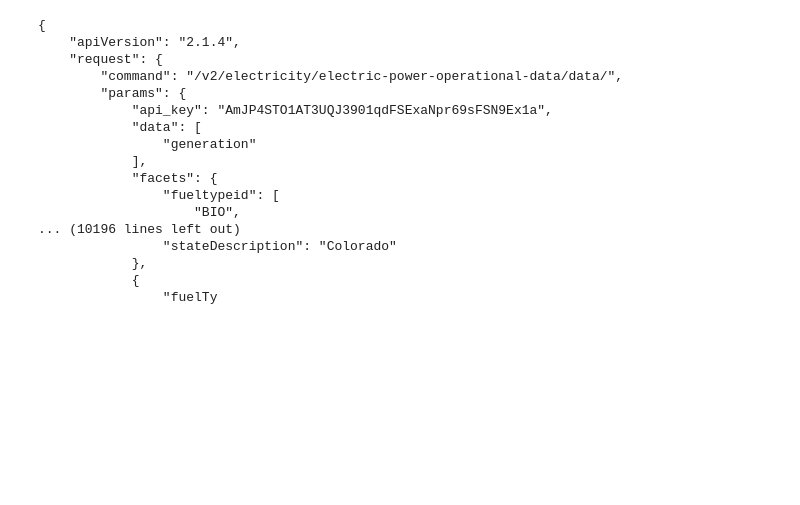
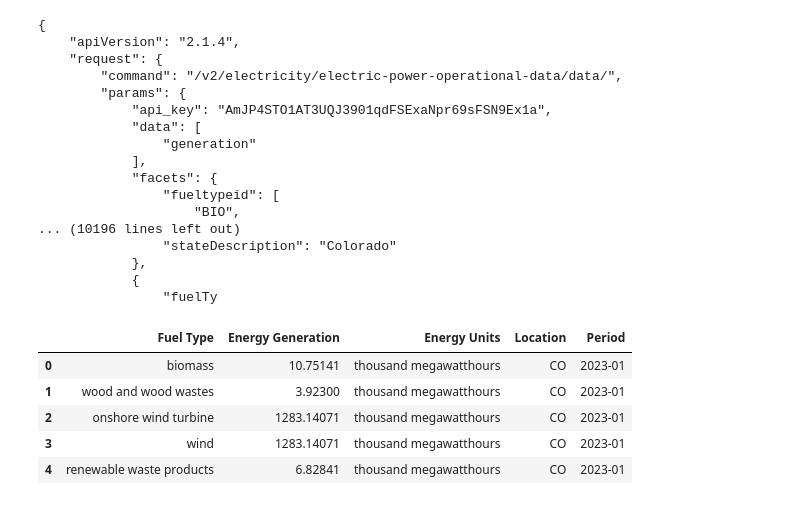
Before and after one commit to Zmart-22/Group-Project-1, a Jupyter notebook: EIA.CO.RenewableGeneration.ipynb, the cells around one changed output. Drawn from its saved outputs; the diff is of its cells as text; code cells hidden in the pictures; blank space fills up the shorter version.

```diff
--- a/EIA.CO.RenewableGeneration.ipynb
+++ b/EIA.CO.RenewableGeneration.ipynb
@@ -66,3 +102,38 @@ print(json.dumps(response2, indent =4, sort_keys=True))
 
 #I THINK SOME OF THESE WILL HAVE N/A VALUES LIKE OFFSHORE WIND
 # We could create a column for hydroelectric and merge it with the other renewables.
+# %%
+# Let lists for other renewables
+fuel_type1 = []
+generation1= []
+units1= []
+location1= []
+period1 = []
+# %%
+#populate the lists for other renewables
+for item in range(len(response2['response']['data'])):
+    fuel_type1.append(response2['response']['data'][item]['fuelTypeDescription'])
+    generation1.append(response2['response']['data'][item]['generation'])
+    units1.append(response2['response']['data'][item]['generation-units'])
+    location1.append(response2['response']['data'][item]['location'])
+    period1.append(response2['response']['data'][item]['period'])
+# %%
+# Create a dataframe
+renewable_energy = {
+    'Fuel Type':fuel_type1,
+    'Energy Generation': generation1,
+    'Energy Units':units1,
+    'Location': location1,
+    'Period': period1
+
+}
+
+renewable_energy = pd.DataFrame(renewable_energy)
+renewable_energy.head()
+# %% [output]
+|  | Fuel Type | Energy Generation | Energy Units | Location | Period |
+| 0 | biomass | 10.75141 | thousand megawatthours | CO | 2023-01 |
+| 1 | wood and wood wastes | 3.92300 | thousand megawatthours | CO | 2023-01 |
+| 2 | onshore wind turbine | 1283.14071 | thousand megawatthours | CO | 2023-01 |
+| 3 | wind | 1283.14071 | thousand megawatthours | CO | 2023-01 |
+| 4 | renewable waste products | 6.82841 | thousand megawatthours | CO | 2023-01 |
```
Also changed, not shown: parts of 6 cells of this notebook, 2 other files.
